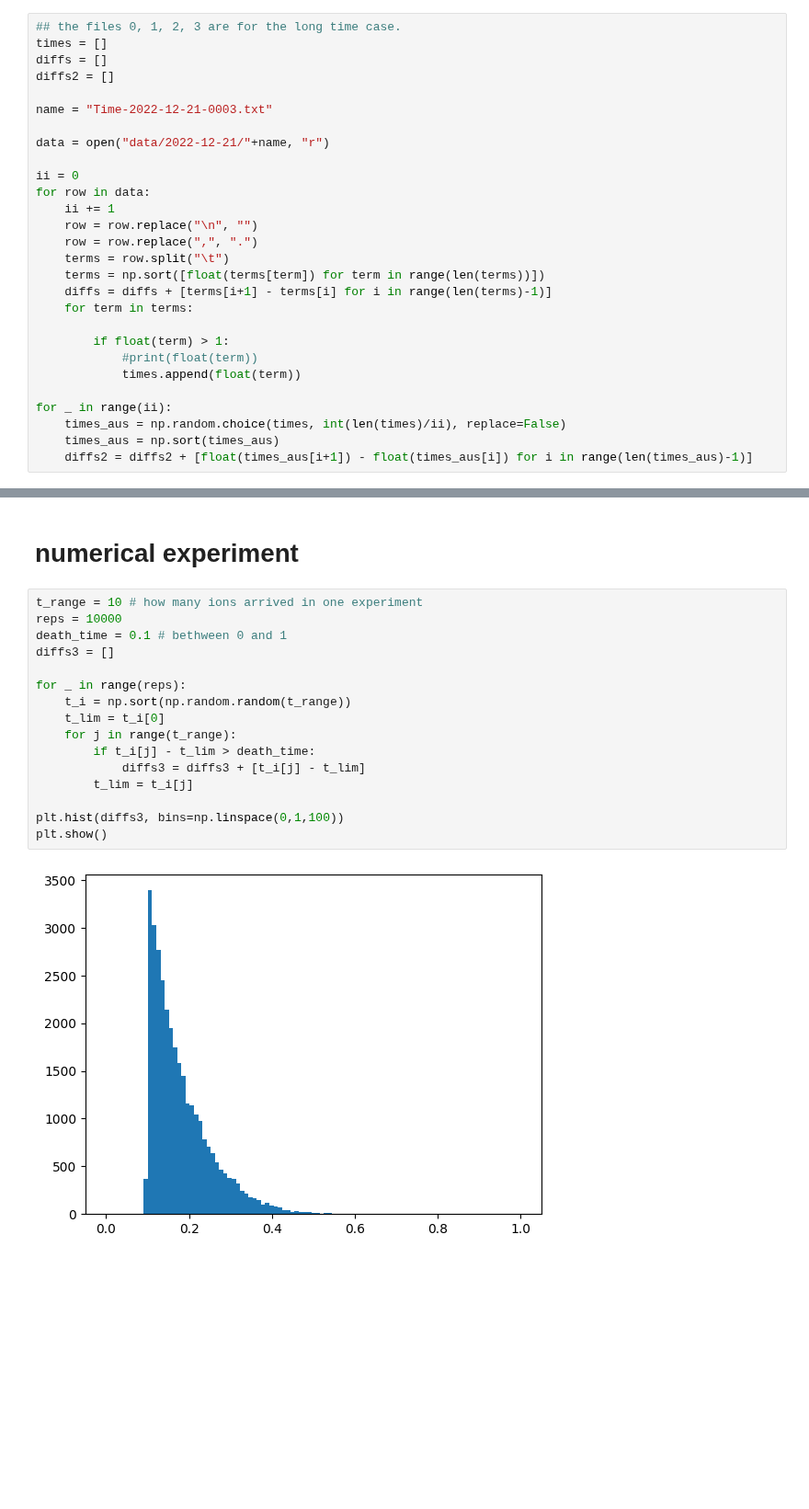
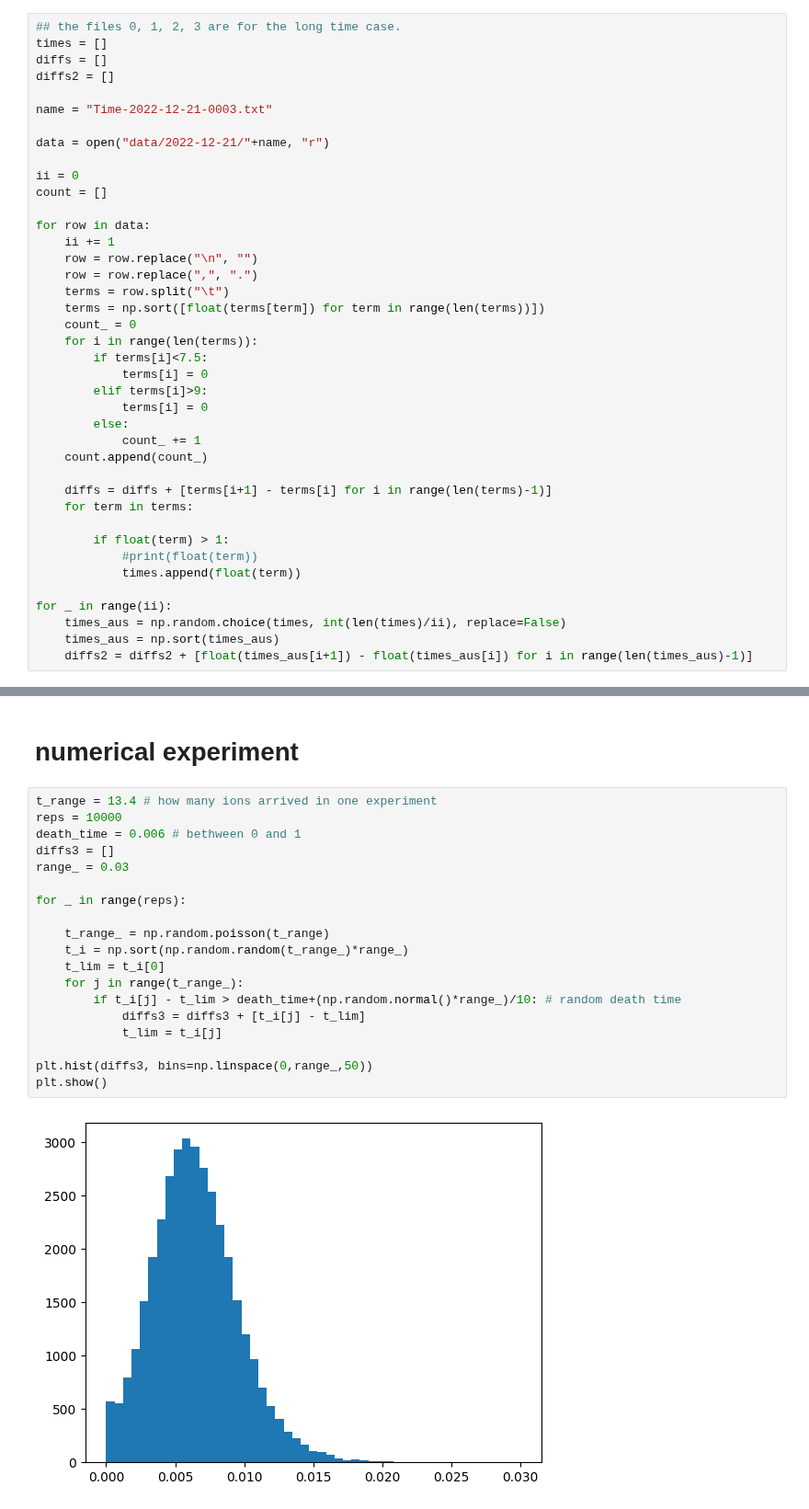
Before and after one commit to Valerio-Amico/Lab-Rydberg, a Jupyter notebook: dipolar_trap/plot_arrival_time.ipynb, the cells around one changed output, grey strips where cells are left out. Shown at 92% size. Drawn from its saved outputs; the diff is of its cells as text; blank space fills up the shorter version.

Commit message:
death time beginned

```diff
--- a/dipolar_trap/plot_arrival_time.ipynb
+++ b/dipolar_trap/plot_arrival_time.ipynb
@@ -12,12 +12,24 @@ name = "Time-2022-12-21-0003.txt"
 data = open("data/2022-12-21/"+name, "r")
 
 ii = 0
+count = []
+
 for row in data:
     ii += 1
     row = row.replace("\n", "")
     row = row.replace(",", ".")
     terms = row.split("\t")
     terms = np.sort([float(terms[term]) for term in range(len(terms))])
+    count_ = 0
+    for i in range(len(terms)):
+        if terms[i]<7.5:
+            terms[i] = 0
+        elif terms[i]>9:
+            terms[i] = 0
+        else:
+            count_ += 1
+    count.append(count_)
+
     diffs = diffs + [terms[i+1] - terms[i] for i in range(len(terms)-1)]
     for term in terms:
 
@@ -47,20 +63,23 @@ plt.show()
 # %% [markdown]
 # numerical experiment
 # %%
-t_range = 10 # how many ions arrived in one experiment
+t_range = 13.4 # how many ions arrived in one experiment
 reps = 10000
-death_time = 0.1 # bethween 0 and 1
+death_time = 0.006 # bethween 0 and 1
 diffs3 = []
+range_ = 0.03
 
 for _ in range(reps):
-    t_i = np.sort(np.random.random(t_range))
+
+    t_range_ = np.random.poisson(t_range)
+    t_i = np.sort(np.random.random(t_range_)*range_)
     t_lim = t_i[0]
-    for j in range(t_range):
-        if t_i[j] - t_lim > death_time:
+    for j in range(t_range_):
+        if t_i[j] - t_lim > death_time+(np.random.normal()*range_)/10: # random death time
             diffs3 = diffs3 + [t_i[j] - t_lim]
-        t_lim = t_i[j]
+            t_lim = t_i[j]
 
-plt.hist(diffs3, bins=np.linspace(0,1,100))
+plt.hist(diffs3, bins=np.linspace(0,range_,50))
 plt.show()
 # %% [output]
-[figure, old version]
+[figure, new version]
```
Also changed, not shown: parts of 4 cells of this notebook, 15 other files.
